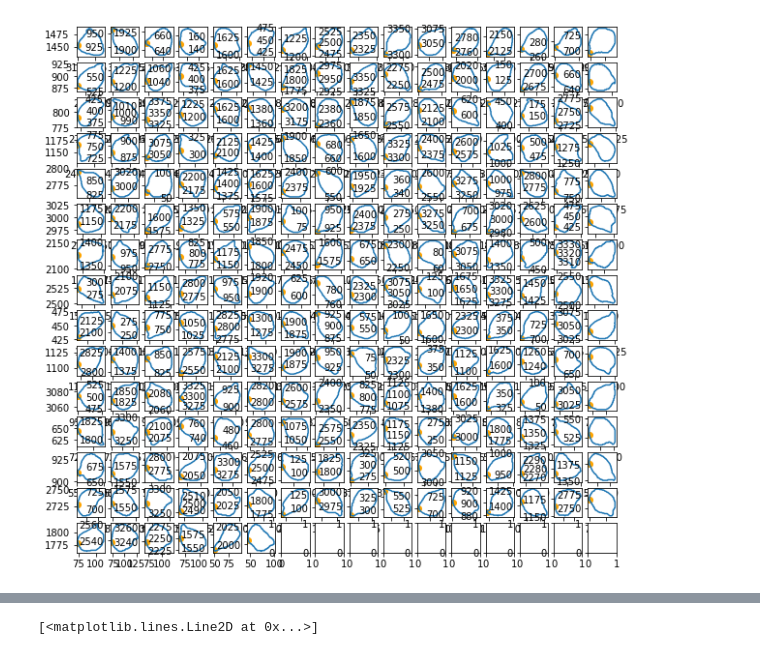
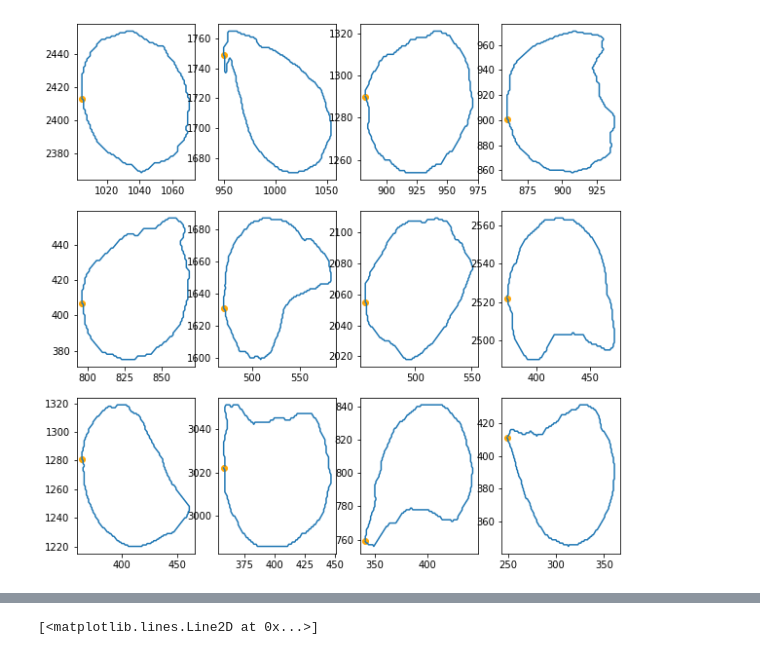
Before and after one commit to TankredO/seed_detector, a Jupyter notebook: tests.ipynb, the cells around one changed output, grey strips where cells are left out. Drawn from its saved outputs; the diff is of its cells as text; code cells hidden in the pictures.

```diff
--- a/tests.ipynb
+++ b/tests.ipynb
@@ -101,23 +46,23 @@ def plot_box(xy, ax=None, box_type='ellipse'):
 # %%
 import seed_detector.tools as sdt
 
 # mask_path = Path('./test/Scannen1140/Scannen1140_mask.png')
 # mask_path = Path('./test/Scannen0101/Scannen0101_mask.png')
-# mask_path = Path('./test/Scannen0010/Scannen0010_mask.png')
+mask_path = Path('./test/Scannen0010/Scannen0010_mask.png')
 # mask_path = Path('./test/Scannen0779/Scannen0779_mask.png')
-mask_path = Path('./test/Scannen0389/Scannen0389_mask.png')
+# mask_path = Path('./test/Scannen0389/Scannen0389_mask.png')
 mask = cv2.imread(str(mask_path), cv2.IMREAD_UNCHANGED)
 contours = sdt.get_contours(mask, 10)
 
 n_contours = len(contours)
 
 n_col = int(np.ceil(np.sqrt(n_contours)))
 
 fig, axs = plt.subplots(int(np.ceil(n_contours / n_col)), n_col, figsize=(10, 10))
 axs = axs.flatten()
 for i, contour in enumerate(contours):
     axs[i].plot(contour[:, 0], contour[:, 1])
     axs[i].scatter(contour[0, 0], contour[0, 1], color='orange')
 # %% [output]
-[figure, old version]
+[figure, new version]
 # %%
```
Also changed, not shown: parts of 7 cells of this notebook, 1 other file.
